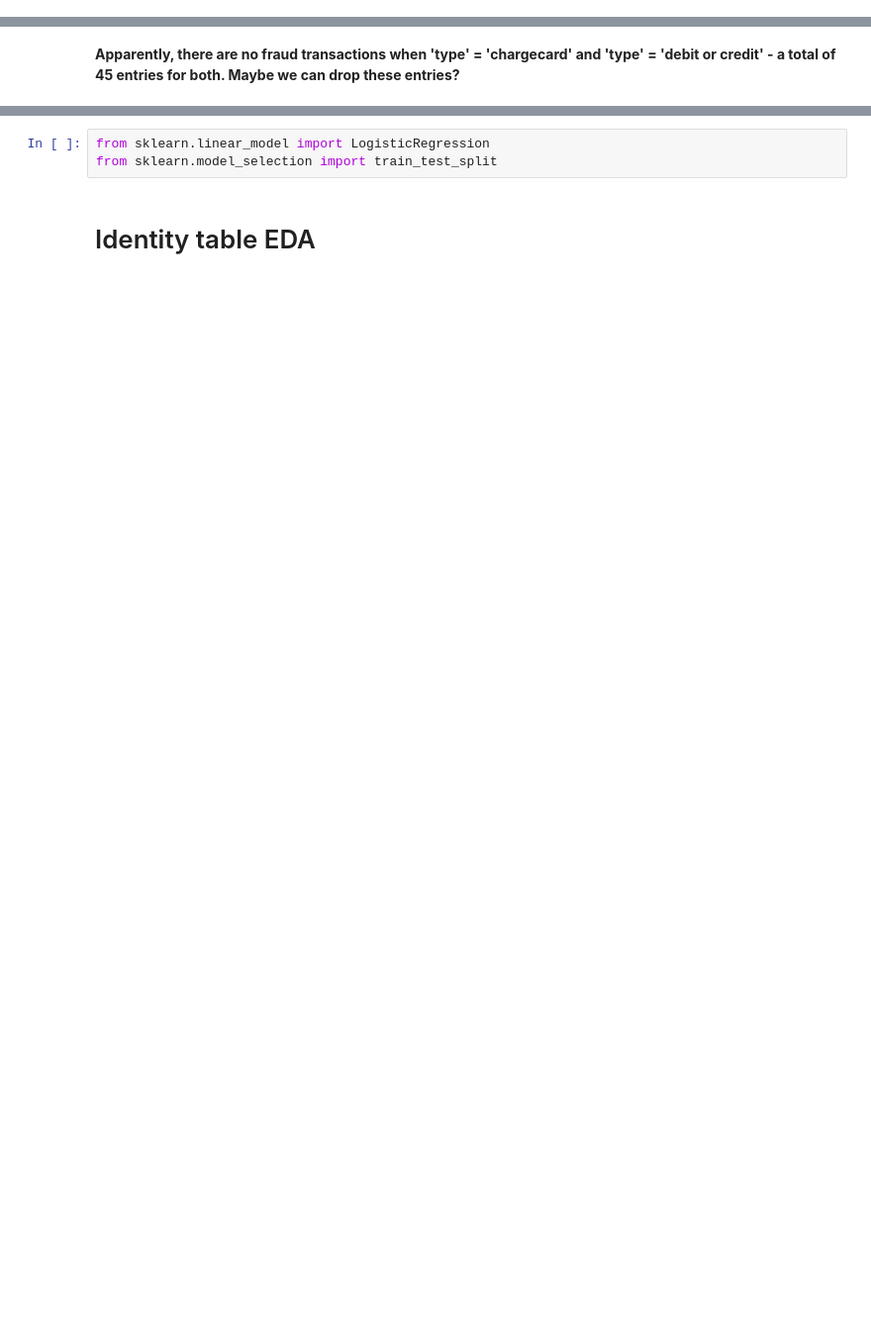
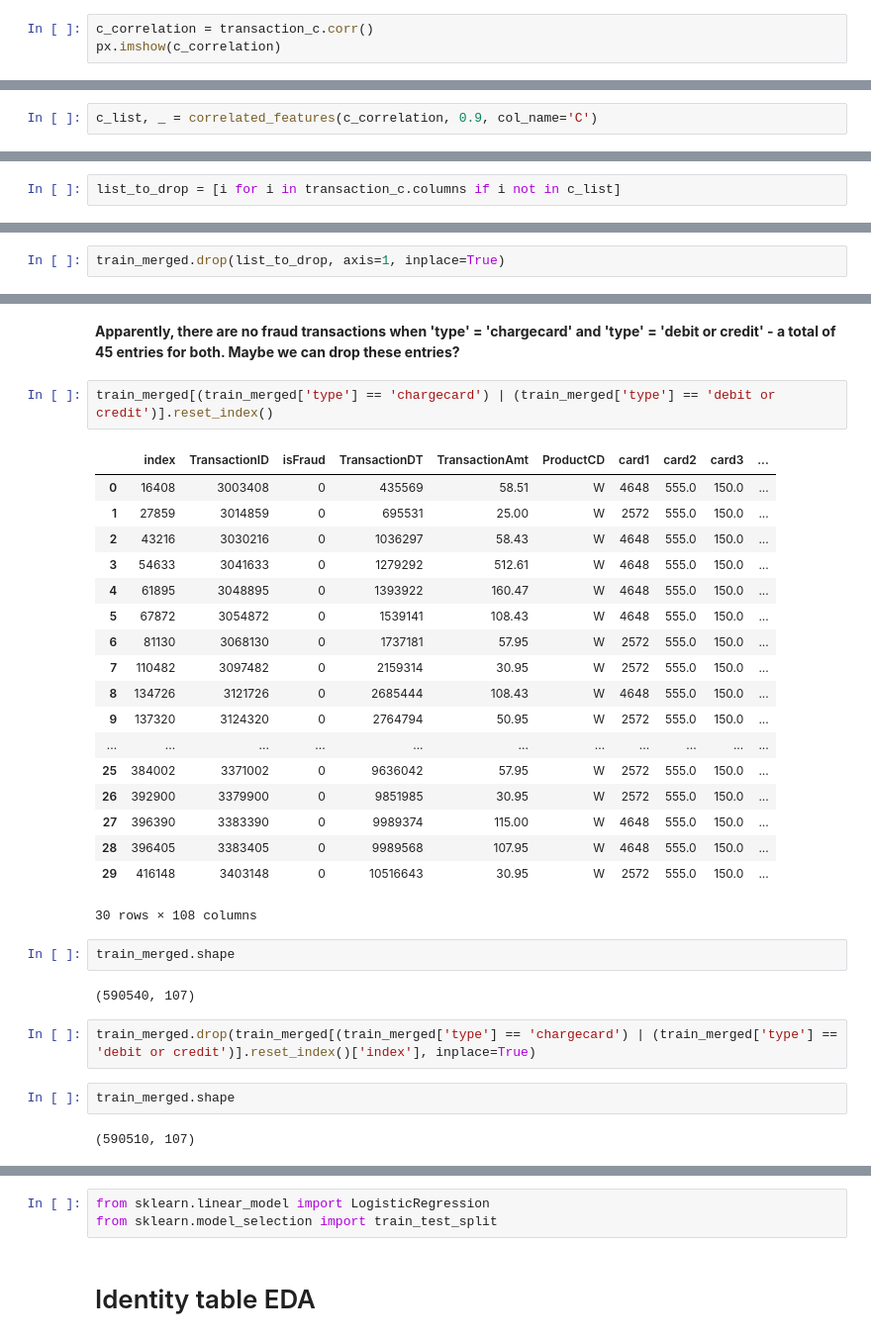
Before and after one commit to samyamaryal/IEEE-CIS, a Jupyter notebook: basic_eda.ipynb, the cells around one changed output, grey strips where cells are left out. Shown at 99% size. Drawn from its saved outputs; the diff is of its cells as text; blank space fills up the shorter version.

```diff
--- a/basic_eda.ipynb
+++ b/basic_eda.ipynb
@@ -498,0 +718,3 @@ transaction_c.isnull().sum()
+# %%
+c_correlation = transaction_c.corr()
+px.imshow(c_correlation)
@@ -498,0 +723,2 @@ transaction_c.isnull().sum()
+# %%
+c_list, _ = correlated_features(c_correlation, 0.9, col_name='C')
@@ -498,0 +734,2 @@ transaction_c.isnull().sum()
+# %%
+list_to_drop = [i for i in transaction_c.columns if i not in c_list]
@@ -498,0 +740,2 @@ transaction_c.isnull().sum()
+# %%
+train_merged.drop(list_to_drop, axis=1, inplace=True)
@@ -622,4 +904,35 @@ train_transaction[train_transaction['type']=='charge card']['isFraud'].value_cou
 # %% [markdown]
 **Apparently, there are no fraud transactions when 'type' = 'chargecard' and 'type' = 'debit or credit' - a total of 45 entries for both. Maybe we can drop these entries?**
+# %%
+train_merged[(train_merged['type'] == 'chargecard') | (train_merged['type'] == 'debit or credit')].reset_index()
+# %% [output]
+|  | index | TransactionID | isFraud | TransactionDT | TransactionAmt | ProductCD | card1 | card2 | card3 | ... |
+| 0 | 16408 | 3003408 | 0 | 435569 | 58.51 | W | 4648 | 555.0 | 150.0 | ... |
+| 1 | 27859 | 3014859 | 0 | 695531 | 25.00 | W | 2572 | 555.0 | 150.0 | ... |
+| 2 | 43216 | 3030216 | 0 | 1036297 | 58.43 | W | 4648 | 555.0 | 150.0 | ... |
+| 3 | 54633 | 3041633 | 0 | 1279292 | 512.61 | W | 4648 | 555.0 | 150.0 | ... |
+| 4 | 61895 | 3048895 | 0 | 1393922 | 160.47 | W | 4648 | 555.0 | 150.0 | ... |
+| 5 | 67872 | 3054872 | 0 | 1539141 | 108.43 | W | 4648 | 555.0 | 150.0 | ... |
+| 6 | 81130 | 3068130 | 0 | 1737181 | 57.95 | W | 2572 | 555.0 | 150.0 | ... |
+| 7 | 110482 | 3097482 | 0 | 2159314 | 30.95 | W | 2572 | 555.0 | 150.0 | ... |
+| 8 | 134726 | 3121726 | 0 | 2685444 | 108.43 | W | 4648 | 555.0 | 150.0 | ... |
+| 9 | 137320 | 3124320 | 0 | 2764794 | 50.95 | W | 2572 | 555.0 | 150.0 | ... |
+| ... | ... | ... | ... | ... | ... | ... | ... | ... | ... | ... |
+| 25 | 384002 | 3371002 | 0 | 9636042 | 57.95 | W | 2572 | 555.0 | 150.0 | ... |
+| 26 | 392900 | 3379900 | 0 | 9851985 | 30.95 | W | 2572 | 555.0 | 150.0 | ... |
+| 27 | 396390 | 3383390 | 0 | 9989374 | 115.00 | W | 4648 | 555.0 | 150.0 | ... |
+| 28 | 396405 | 3383405 | 0 | 9989568 | 107.95 | W | 4648 | 555.0 | 150.0 | ... |
+| 29 | 416148 | 3403148 | 0 | 10516643 | 30.95 | W | 2572 | 555.0 | 150.0 | ... |
+30 rows × 108 columns
+# %%
+train_merged.shape
+# %% [output]
+(590540, 107)
+# %%
+train_merged.drop(train_merged[(train_merged['type'] == 'chargecard') | (train_merged['type'] == 'debit or credit')].reset_index()['index'], inplace=True)
+# %%
+train_merged.shape
+# %% [output]
+(590510, 107)
 # %%
 train_transaction.loc[:, 'C1':'V1']
```
Also changed, not shown: parts of 88 cells of this notebook.
